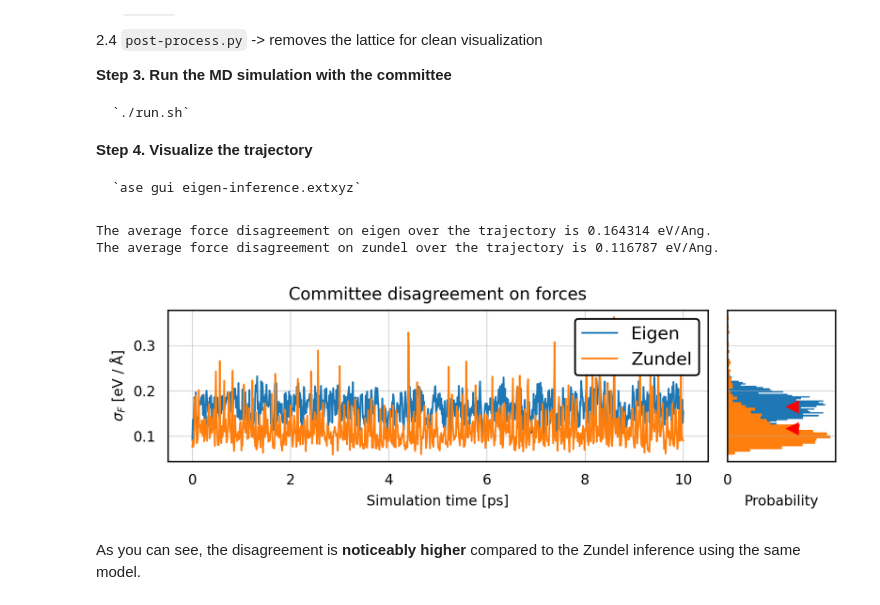
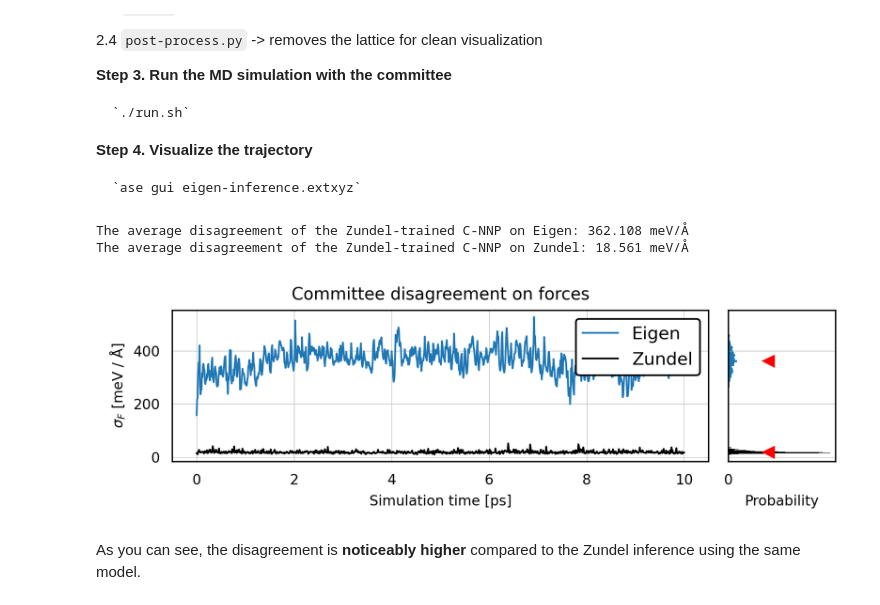
Before and after one commit to sabia-group/AL-tutorial, a Jupyter notebook: notebooks/2-eigen.ipynb, the cells around one changed output. Cells and saved outputs as stored; diff of their text form; code cells hidden in the pictures.

Commit message:
New Eigen model

```diff
--- a/notebooks/2-eigen.ipynb
+++ b/notebooks/2-eigen.ipynb
@@ -77,50 +76,46 @@ Lets look all the files one by one
 # %%
 # read the results
 forces = np.array([extxyz2array(f'../ipi-examples/eigen-inference/ipi.mace_force_{n:d}.extxyz',
                                 keyword='forces_component_raw')
                    for n in tqdm(range(n_committee))])
+disagreement = 1000 * forces2disagreement(forces)
 
-dforces = forces - forces.mean(axis=0)[None, ...]
-disagreement_atomic = np.sqrt( ( (dforces**2).sum(axis=3) ).mean(axis=0) )
-disagreement = disagreement_atomic.mean(axis=1)
-
-zundel_forces = np.array([extxyz2array(f'../ipi-examples/zundel-inference/ipi.mace_force_{n:d}.xyz',
-                                keyword='positions')
-                   for n in tqdm(range(n_committee))])
-zundel_disagreement = forces2disagreement(zundel_forces)
-
+zundel_forces = np.array([extxyz2array(f'../ipi-examples/zundel-inference/ipi.mace_force_{n:d}.extxyz',
+                               keyword='forces_component_raw')
+                  for n in tqdm(range(n_committee))])
+zundel_disagreement = 1000 * forces2disagreement(zundel_forces)
 
 
 # plot the disagreement
 dt = 0.5e-3 # ps
 stride = 20 # steps
 time = np.arange(0, len(disagreement)) * dt * stride
 
-print(f'The average force disagreement on eigen over the trajectory is {disagreement.mean():03f} eV/Ang.')
-print(f'The average force disagreement on zundel over the trajectory is {zundel_disagreement.mean():03f} eV/Ang.')
-
 fig, ax = plt.subplots(ncols=2, nrows=1, sharey=True, gridspec_kw=dict(width_ratios=[1, 0.2]))
 ax[0].plot(time, disagreement, label='Eigen')
-ax[0].plot(time, zundel_disagreement, label='Zundel')
-ax[0].set_ylabel(r'$\sigma_F$ [eV / $\mathrm{\AA}$]')
+ax[0].plot(time, zundel_disagreement, label='Zundel', color='k')
+ax[0].set_ylabel(r'$\sigma_F$ [meV / $\mathrm{\AA}$]')
 ax[0].set_xlabel('Simulation time [ps]')
 ax[0].grid(True)
 ax[0].set_title('Committee disagreement on forces')
 ax[0].legend()
 
 ax[1].hist(disagreement, bins=50, orientation='horizontal', density=True)
-ax[1].hist(zundel_disagreement, bins=50, orientation='horizontal', density=True)
-ax[1].plot(10, disagreement.mean(), '<', c='r')
-ax[1].plot(10, zundel_disagreement.mean(), '<', c='r')
+ax[1].hist(zundel_disagreement, bins=50, orientation='horizontal', density=True, color='k')
+ax[1].plot(5e-2, disagreement.mean(), '<', c='r')
+ax[1].plot(5e-2, zundel_disagreement.mean(), '<', c='r')
 ax[1].set_xlabel('Probability')
 ax[1].set_xticks([0])
 
+print(f'The average disagreement of the Zundel-trained C-NNP on Eigen: {disagreement.mean():.03f} meV/Å')
+print(f'The average disagreement of the Zundel-trained C-NNP on Zundel: {zundel_disagreement.mean():.03f} meV/Å')
+
 plt.tight_layout()
-plt.show()
+plt.show();
 # %% [output]
-The average force disagreement on eigen over the trajectory is 0.164314 eV/Ang.
-The average force disagreement on zundel over the trajectory is 0.116787 eV/Ang.
+The average disagreement of the Zundel-trained C-NNP on Eigen: 362.108 meV/Å
+The average disagreement of the Zundel-trained C-NNP on Zundel: 18.561 meV/Å
-[figure, old version]
+[figure, new version]
 # %% [markdown]
 As you can see, the disagreement is **noticeably higher** compared to the Zundel inference using the same model.
 # %% [markdown]
```
Also changed, not shown: parts of 9 cells of this notebook.
